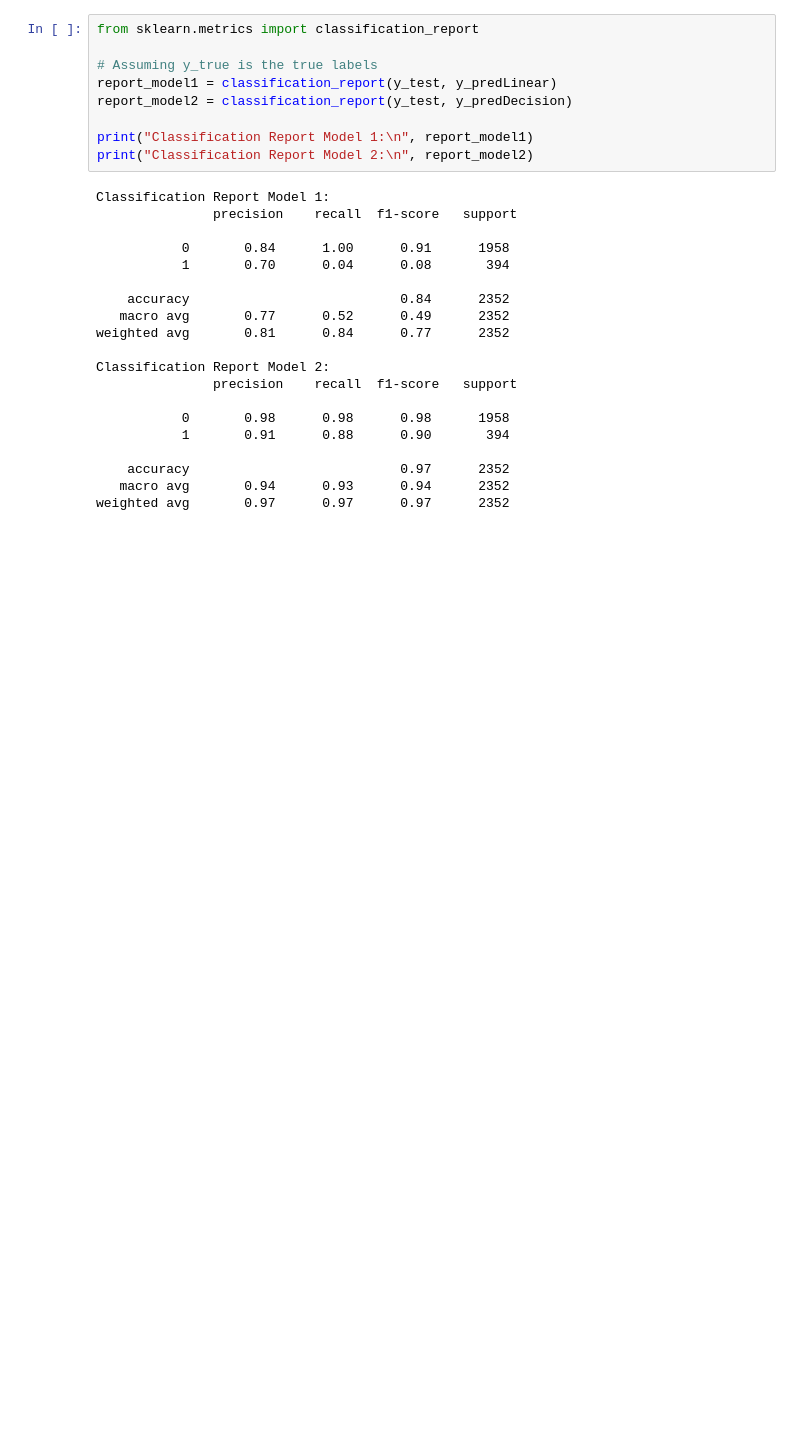
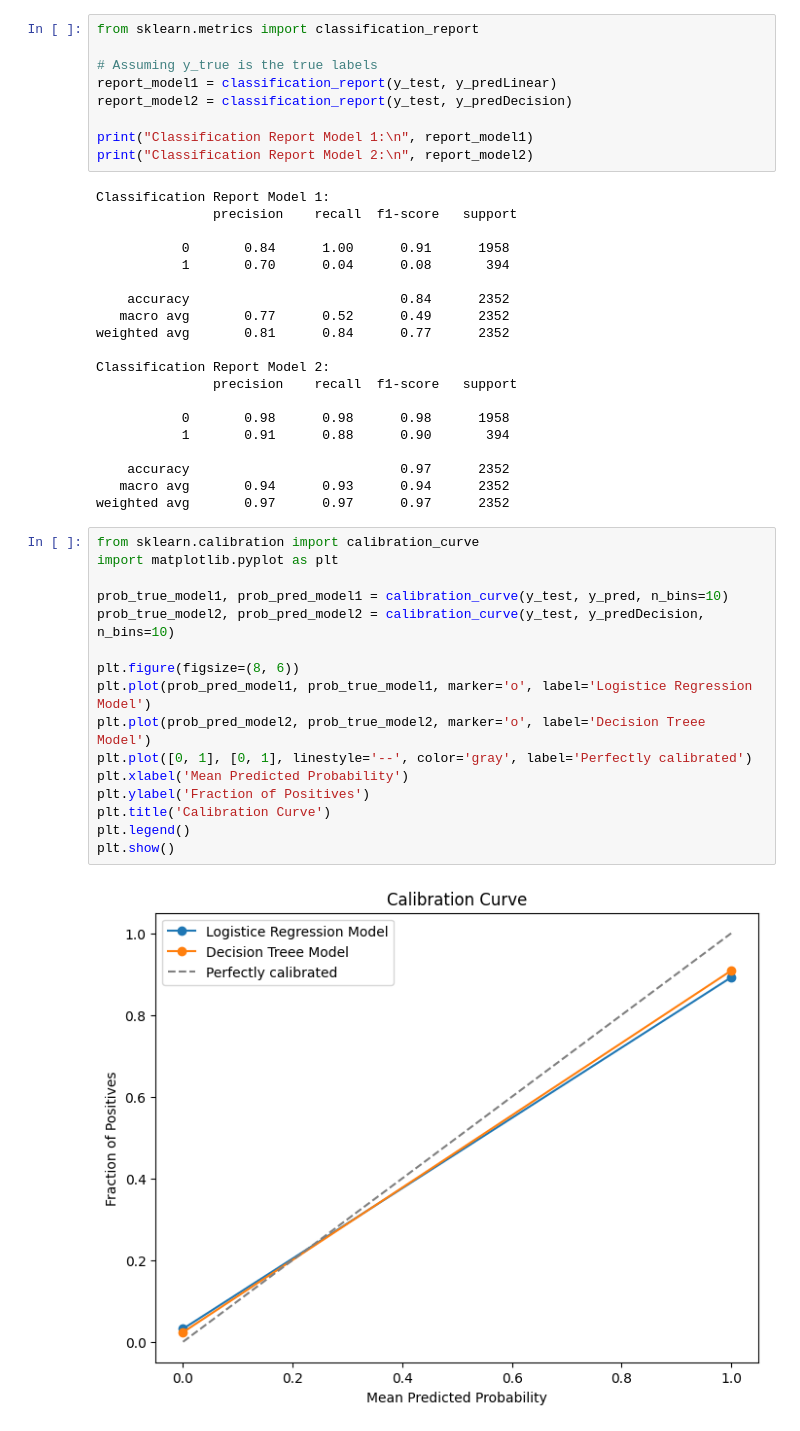
Before and after one commit to Hashith00/ML-Assignment, a Jupyter notebook: mlproject/Ml Project.ipynb, the cells around one changed output. Saved outputs shown, nothing was run; the diff lists cells and outputs as text; blank space fills up the shorter version.

Commit message:
add comparison figure

```diff
--- a/mlproject/Ml Project.ipynb
+++ b/mlproject/Ml Project.ipynb
@@ -992,3 +992,21 @@ Classification Report Model 2:
     accuracy                           0.97      2352
    macro avg       0.94      0.93      0.94      2352
 weighted avg       0.97      0.97      0.97      2352
+# %%
+from sklearn.calibration import calibration_curve
+import matplotlib.pyplot as plt
+
+prob_true_model1, prob_pred_model1 = calibration_curve(y_test, y_pred, n_bins=10)
+prob_true_model2, prob_pred_model2 = calibration_curve(y_test, y_predDecision, n_bins=10)
+
+plt.figure(figsize=(8, 6))
+plt.plot(prob_pred_model1, prob_true_model1, marker='o', label='Logistice Regression Model')
+plt.plot(prob_pred_model2, prob_true_model2, marker='o', label='Decision Treee Model')
+plt.plot([0, 1], [0, 1], linestyle='--', color='gray', label='Perfectly calibrated')
+plt.xlabel('Mean Predicted Probability')
+plt.ylabel('Fraction of Positives')
+plt.title('Calibration Curve')
+plt.legend()
+plt.show()
+# %% [output]
+[figure, added]
```
